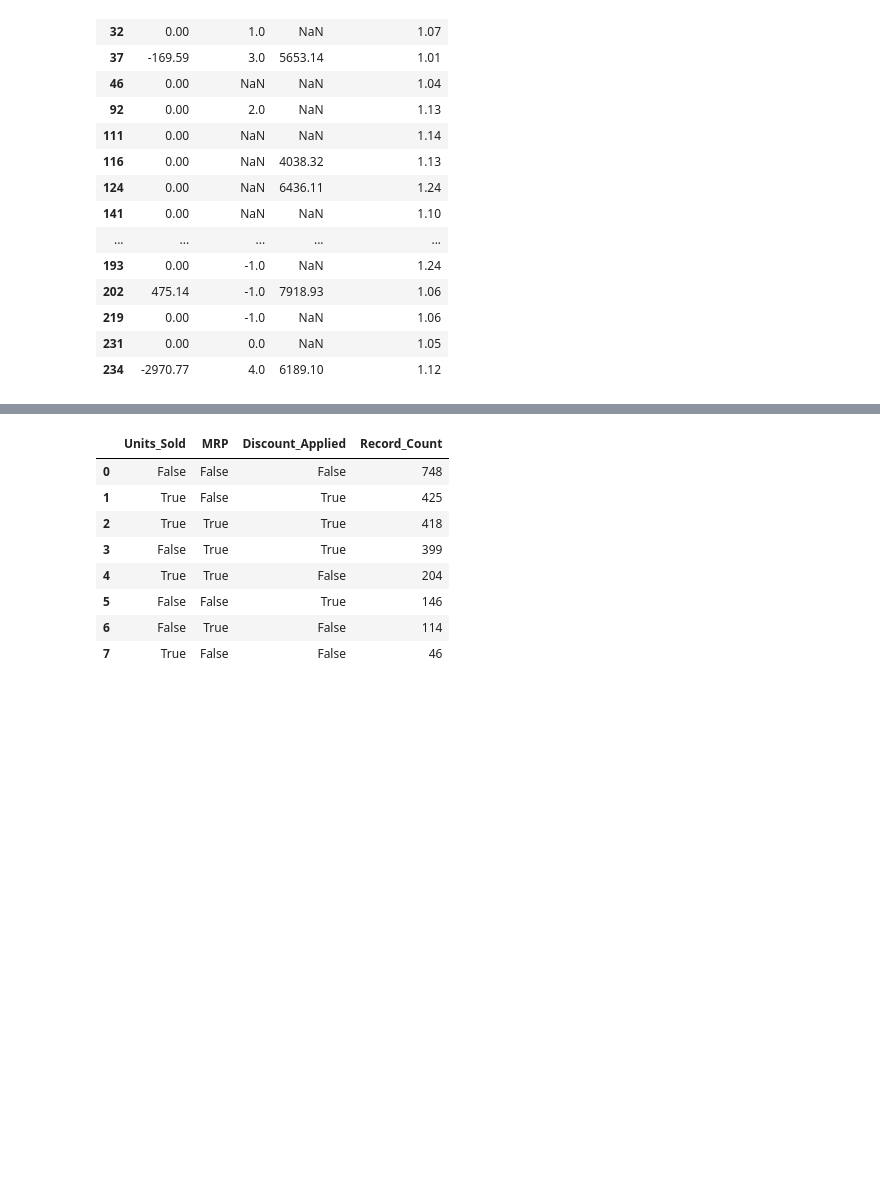
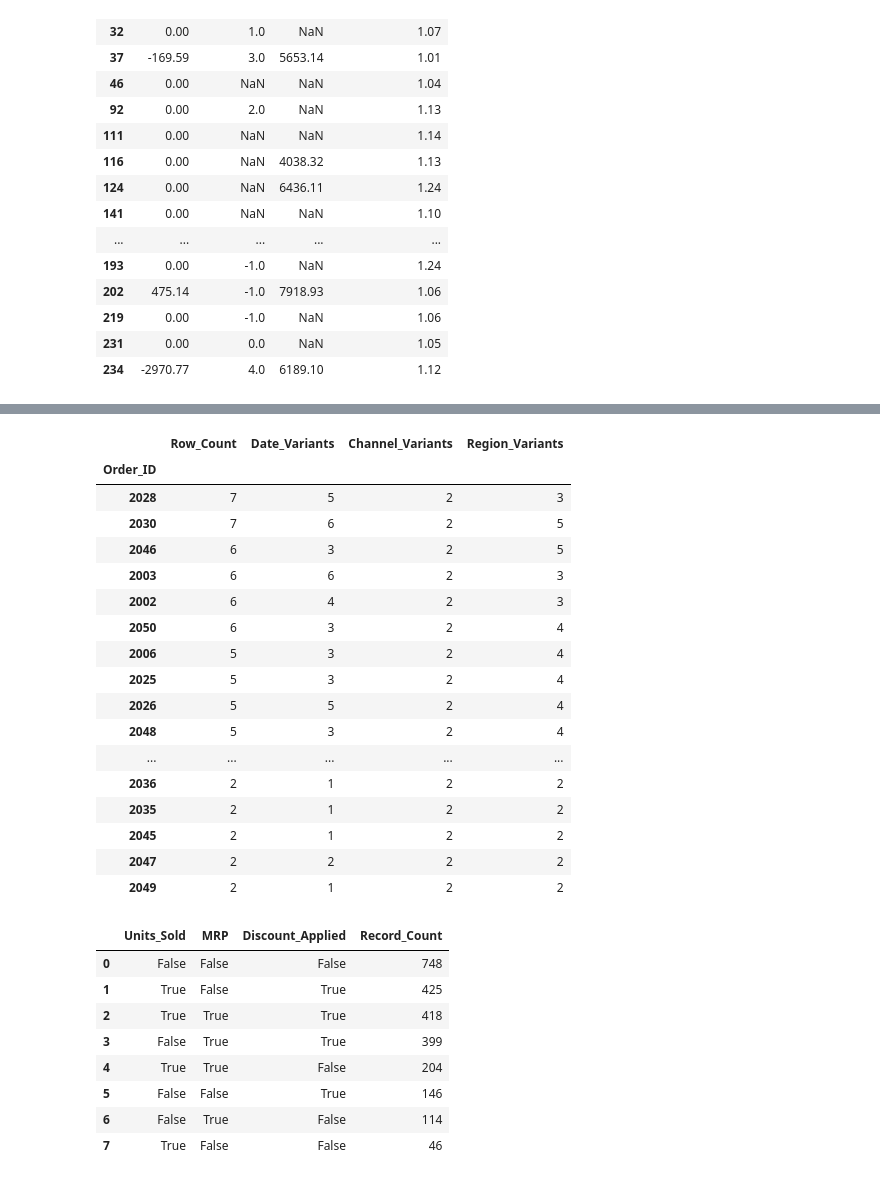
Before and after one commit to ShivamAttriX/ML_Practice, a Jupyter notebook: Data_Cleaning/Data_Cleaning.ipynb, the cells around one changed output, grey strips where cells are left out. Saved outputs shown, nothing was run; the diff lists cells and outputs as text; code cells hidden in the pictures; blank space fills up the shorter version.

```diff
--- a/Data_Cleaning/Data_Cleaning.ipynb
+++ b/Data_Cleaning/Data_Cleaning.ipynb
@@ -468,3 +516,42 @@ display(duplicate_ids)
+# %%
+order_audit = (
+    cleaned_df
+    .groupby('Order_ID')
+    .agg(
+        Row_Count=('Order_ID', 'size'),
+        Date_Variants=('Order_Date', 'nunique'),
+        Channel_Variants=('Sales_Channel', 'nunique'),
+        Region_Variants=('Region', 'nunique')
+    )
+)
+
+order_audit = order_audit[
+    order_audit['Row_Count'] > 1
+].sort_values(
+    'Row_Count',
+    ascending=False
+)
+
+display(order_audit)
+# %% [output]
+|  | Row_Count | Date_Variants | Channel_Variants | Region_Variants |
+| Order_ID |  |  |  |  |
+| 2028 | 7 | 5 | 2 | 3 |
+| 2030 | 7 | 6 | 2 | 5 |
+| 2046 | 6 | 3 | 2 | 5 |
+| 2003 | 6 | 6 | 2 | 3 |
+| 2002 | 6 | 4 | 2 | 3 |
+| 2050 | 6 | 3 | 2 | 4 |
+| 2006 | 5 | 3 | 2 | 4 |
+| 2025 | 5 | 3 | 2 | 4 |
+| 2026 | 5 | 5 | 2 | 4 |
+| 2048 | 5 | 3 | 2 | 4 |
+| ... | ... | ... | ... | ... |
+| 2036 | 2 | 1 | 2 | 2 |
+| 2035 | 2 | 1 | 2 | 2 |
+| 2045 | 2 | 1 | 2 | 2 |
+| 2047 | 2 | 2 | 2 | 2 |
+| 2049 | 2 | 1 | 2 | 2 |
 # %%
 financial_cols = [
     'Units_Sold',
```
Also changed, not shown: parts of 13 cells of this notebook.
